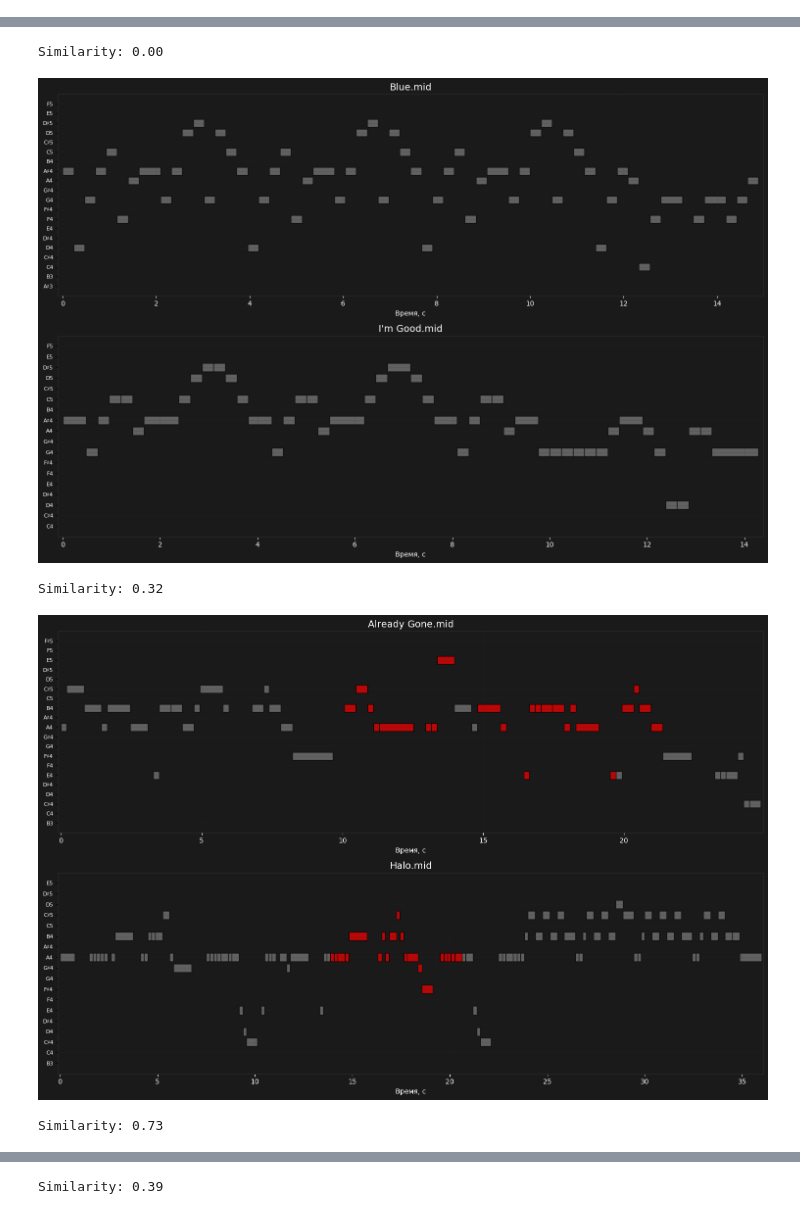
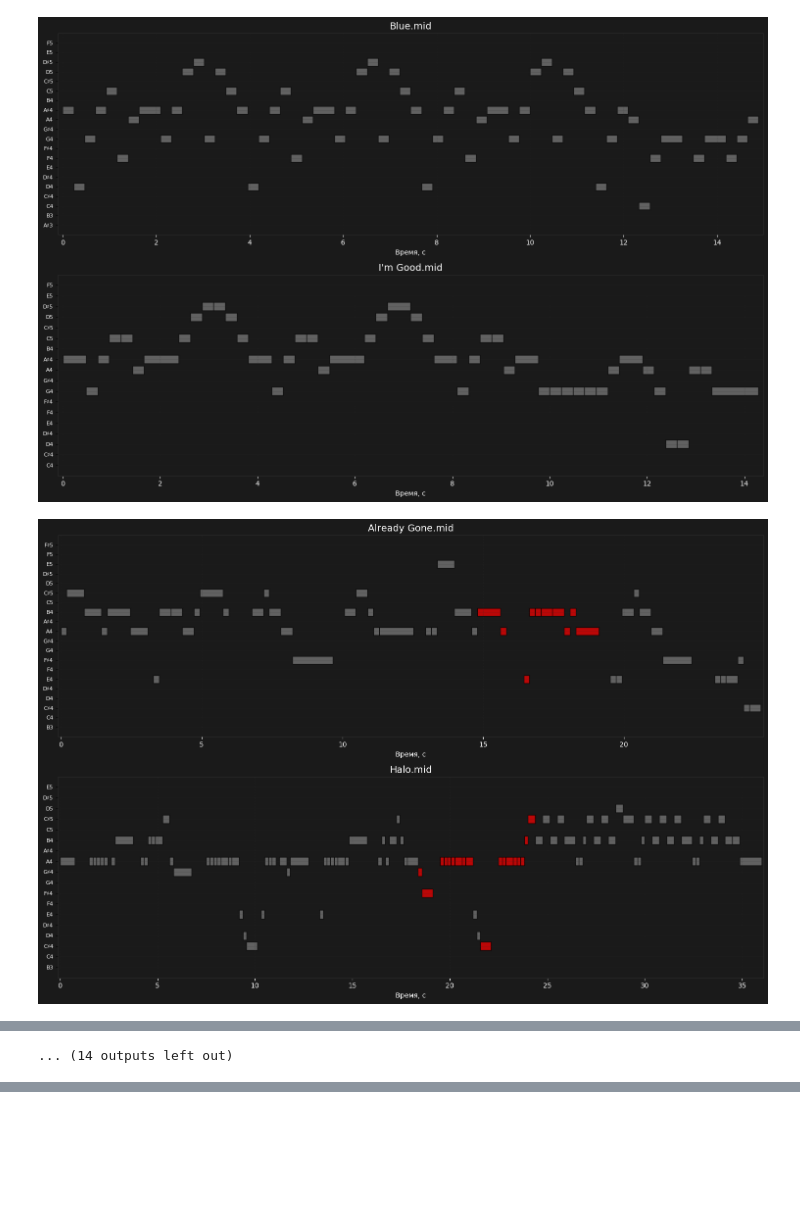
Before and after one commit to HerrPhoton/plagitune, a Jupyter notebook: notebooks/melody_matchers/smith_waterman.ipynb, the cells around one changed output, grey strips where cells are left out. Saved outputs shown, nothing was run; the diff lists cells and outputs as text; code cells hidden in the pictures; blank space fills up the shorter version.

```diff
--- a/notebooks/melody_matchers/smith_waterman.ipynb
+++ b/notebooks/melody_matchers/smith_waterman.ipynb
@@ -6,12 +7,12 @@ sys.path.append("..\..")
 from src.data.matchers.smith_waterman import SmithWatermanMelodyMatcher
 from src.data.structures.melody import Melody
 # %%
-MIN_LENGTH = 7
-MATCH_SCORE = 1
-MISMATCH_SCORE = -2
-GAP_PENALTY = -1
-TOLERANCE = 0.2
-THRESHOLD_RATIO = 0.5
+MIN_LENGTH = 9
+MATCH_SCORE = 2
+MISMATCH_SCORE = -3
+GAP_PENALTY = -3
+TOLERANCE = 0.5
+THRESHOLD_RATIO = 0.3
 # %%
 base_melody_path = Path("..\\..\\datasets\\MelodyNet\\test\\labels\\overlap_1.mid")
 base_melody = Melody.from_midi(base_melody_path)
@@ -45,23 +46,24 @@ Similarity: 0.74
 Similarity: 0.81
 [figure]
 # %%
-for case_dir in sorted(Path("..\\..\\datasets\\PlagiNet\\cases").iterdir()):
+dataset = OverlapsDataset.from_path("..\\..\\datasets\\PlagiNet", preprocess_data=False)
 
-    if case_dir.is_dir():
-        midi_files = list(case_dir.rglob("*.mid"))
+for melody1_path, melody2_path in dataset.overlapping_pairs:
 
-        melody1 = Melody.from_midi(midi_files[0])
-        melody2 = Melody.from_midi(midi_files[1])
+    melody1 = Melody.from_midi(melody1_path)
+    melody2 = Melody.from_midi(melody2_path)
 
-        matcher = SmithWatermanMelodyMatcher(melody1, melody2)
-        patterns = matcher.find_patterns(
-            min_length=MIN_LENGTH,
-            match_score=MATCH_SCORE,
-            mismatch_score=MISMATCH_SCORE,
-            gap_penalty=GAP_PENALTY,
-            tolerance=TOLERANCE,
-            threshold_ratio=THRESHOLD_RATIO
-        )
-        print(f"Similarity: {matcher.calculate_similarity():.2f}")
-        matcher.visualize_matches(subplot_titles=(midi_files[0].name, midi_files[1].name), subplot_title_fontsize=14)
+    matcher = SmithWatermanMelodyMatcher(melody1, melody2)
+    patterns = matcher.find_patterns(
+        min_length=MIN_LENGTH,
+        match_score=MATCH_SCORE,
+        mismatch_score=MISMATCH_SCORE,
+        gap_penalty=GAP_PENALTY,
+        tolerance=TOLERANCE,
+        threshold_ratio=THRESHOLD_RATIO
+    )
+
+    matcher.visualize_matches(subplot_titles=(melody1_path.name, melody2_path.name), subplot_title_fontsize=14)
 # %% [output]
+[figure]
+[figure, new version]
@@ -68,5 +80 @@ for case_dir in sorted(Path("..\\..\\datasets\\PlagiNet\\cases").iterdir()):
-Similarity: 0.00
+... (14 outputs left out)
-[figure]
-Similarity: 0.32
-[figure, old version]
-Similarity: 0.73
@@ -74 +80,0 @@ Similarity: 0.73
-Similarity: 0.39
```
Also changed, not shown: parts of 3 cells of this notebook, 30 other files.
